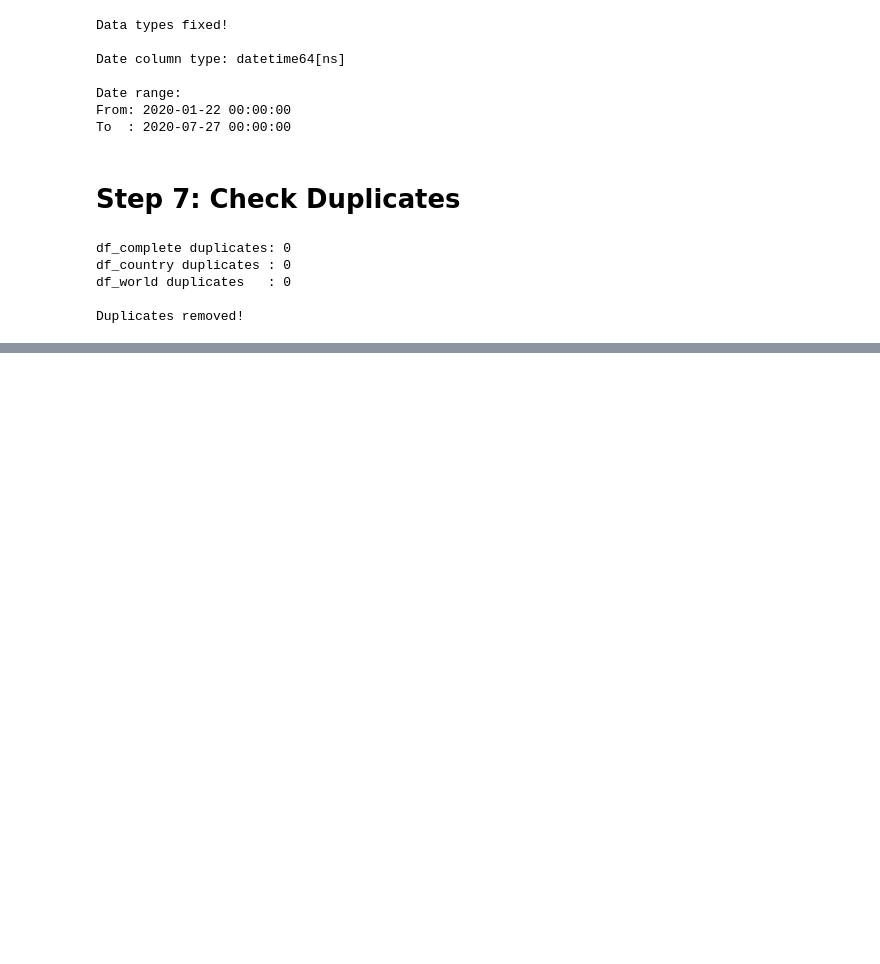
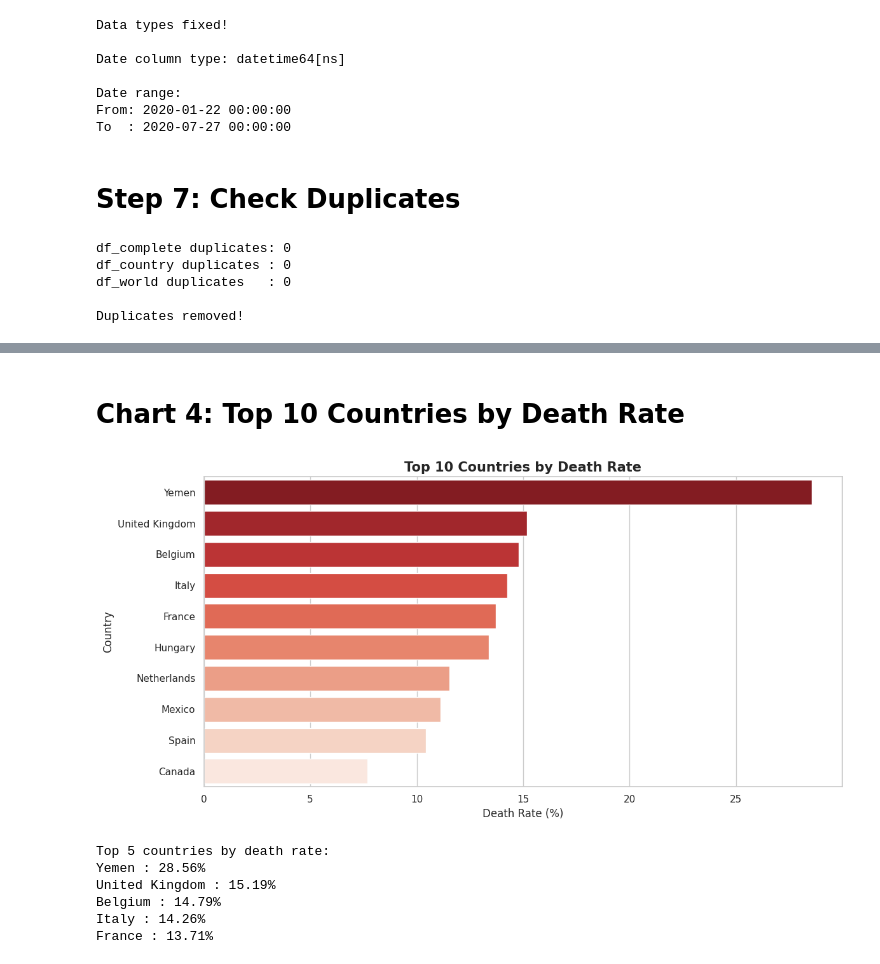
Before and after one commit to AiWriter404/covid19-global-analysis, a Jupyter notebook: covid19-global-analysis.ipynb, the cells around one changed output, grey strips where cells are left out. Saved outputs shown, nothing was run; the diff lists cells and outputs as text; code cells hidden in the pictures; blank space fills up the shorter version.

```diff
--- a/covid19-global-analysis.ipynb
+++ b/covid19-global-analysis.ipynb
@@ -212,0 +366,34 @@ Duplicates removed!
+# %% [markdown]
+# **Chart 4: Top 10 Countries by Death Rate**
+# %%
+# Top 10 Countries by Death Rate
+
+df_country['Death Rate'] = (df_country['Deaths'] / df_country['Confirmed'] * 100).round(2)
+
+top_death = df_country[df_country['Confirmed'] > 1000]
+top_death = top_death.nlargest(10, 'Death Rate')[['Country/Region', 'Death Rate', 'Confirmed']]
+top_death.columns = ['Country', 'Death Rate', 'Confirmed']
+
+plt.figure(figsize=(12, 6))
+
+sns.barplot(data=top_death, x='Death Rate', y='Country', palette='Reds_r')
+
+plt.title('Top 10 Countries by Death Rate',
+          fontsize=15, fontweight='bold')
+plt.xlabel('Death Rate (%)')
+plt.ylabel('Country')
+plt.tight_layout()
+plt.show()
+
+# summary
+print('Top 5 countries by death rate:')
+for i, row in top_death.head().iterrows():
+    print(f"{row['Country']} : {row['Death Rate']}%")
+# %% [output]
+[figure, added]
+Top 5 countries by death rate:
+Yemen : 28.56%
+United Kingdom : 15.19%
+Belgium : 14.79%
+Italy : 14.26%
+France : 13.71%
```
Also changed, not shown: parts of 13 cells of this notebook.
